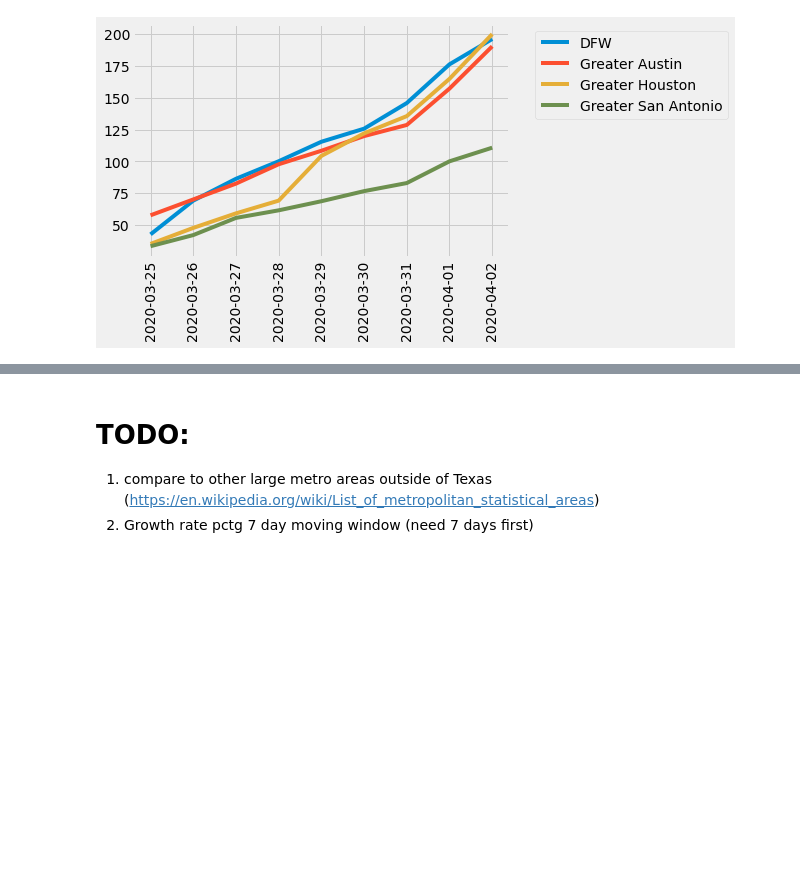
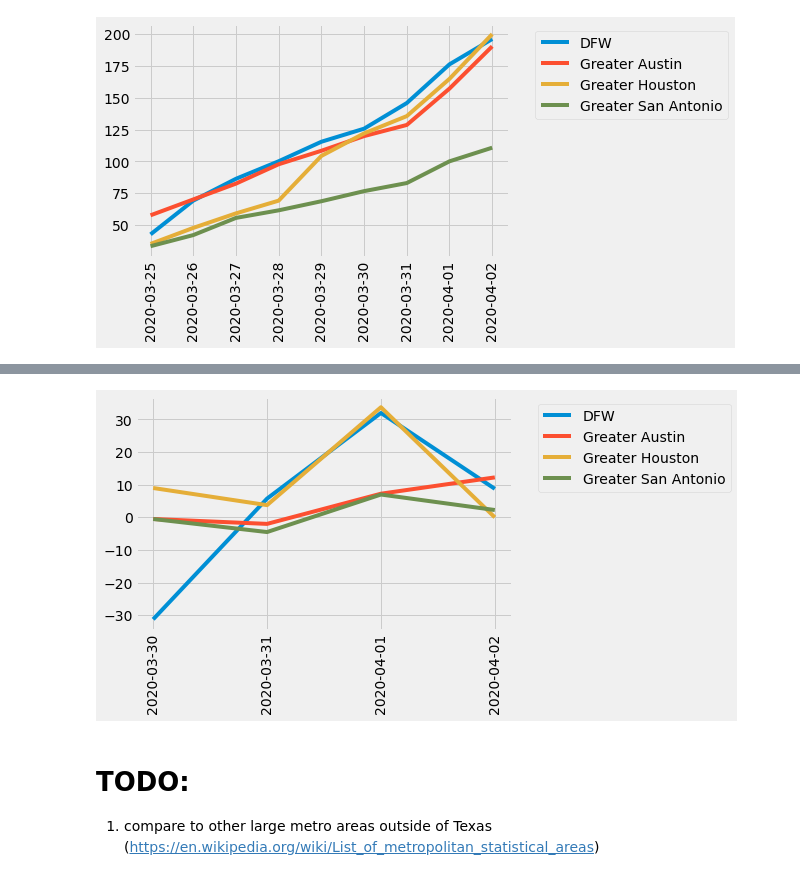
Before and after one commit to RasterBurn/texascovid19, a Jupyter notebook: notebooks/01_plots.ipynb, the cells around one changed output, grey strips where cells are left out. Saved outputs shown, nothing was run; the diff lists cells and outputs as text; code cells hidden in the pictures; blank space fills up the shorter version.

```diff
--- a/notebooks/01_plots.ipynb
+++ b/notebooks/01_plots.ipynb
@@ -93,5 +115,18 @@ for metro in df_metro.index:
+# %%
+RATE_WINDOW = 4 # days
+# %%
+df_metro_avg_windowed = df_metro_daily.rolling(RATE_WINDOW, axis=1).mean()
+# %%
+df_metro_growth_rates = df_metro_avg_windowed - df_metro_avg_windowed.shift(axis=1)
+# %%
+for metro in df_metro.index:
+    line = plt.plot(x, df_metro_growth_rates.loc[metro], label=metro)
+    color = line[0].get_color()
+    plt.legend(bbox_to_anchor=(1.05, 1))
+    plt.xticks(rotation=90)
+# %% [output]
+[figure, added]
 # %% [markdown]
 # TODO:
 
 1. compare to other large metro areas outside of Texas (https://en.wikipedia.org/wiki/List_of_metropolitan_statistical_areas)
-2. Growth rate pctg 7 day moving window (need 7 days first)
```
Also changed, not shown: parts of 5 cells of this notebook.
